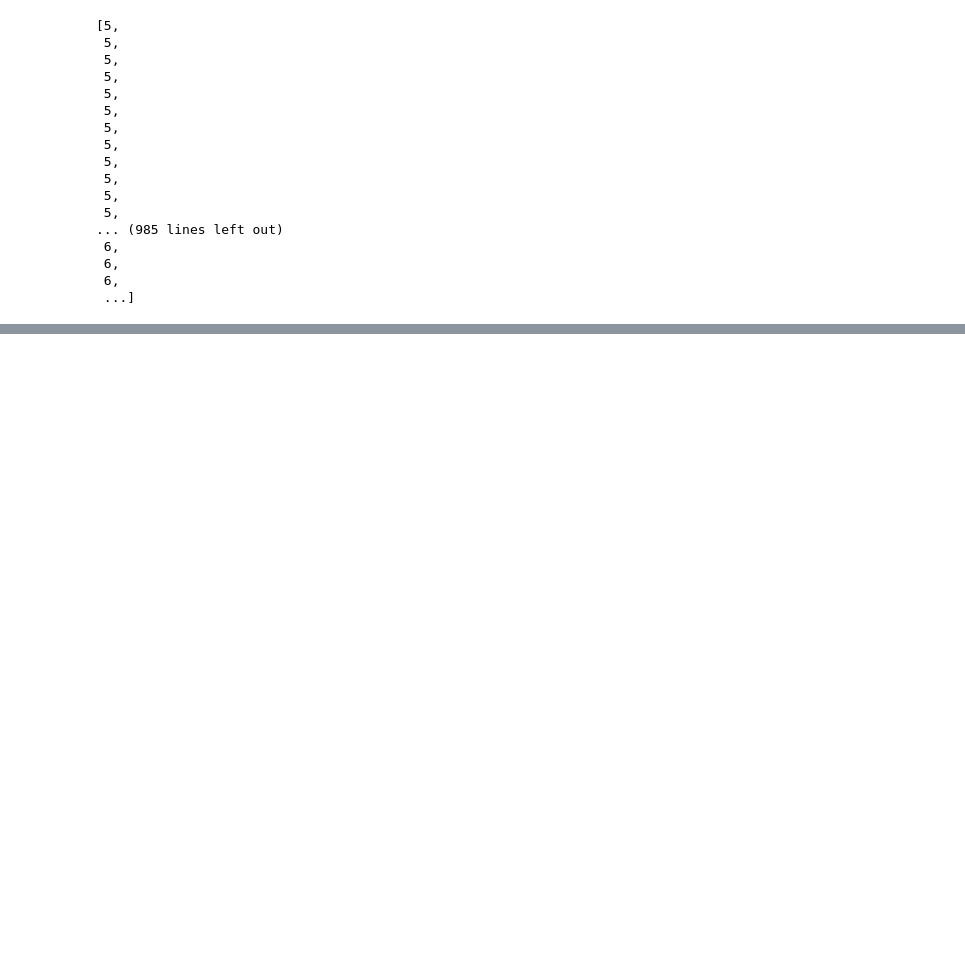
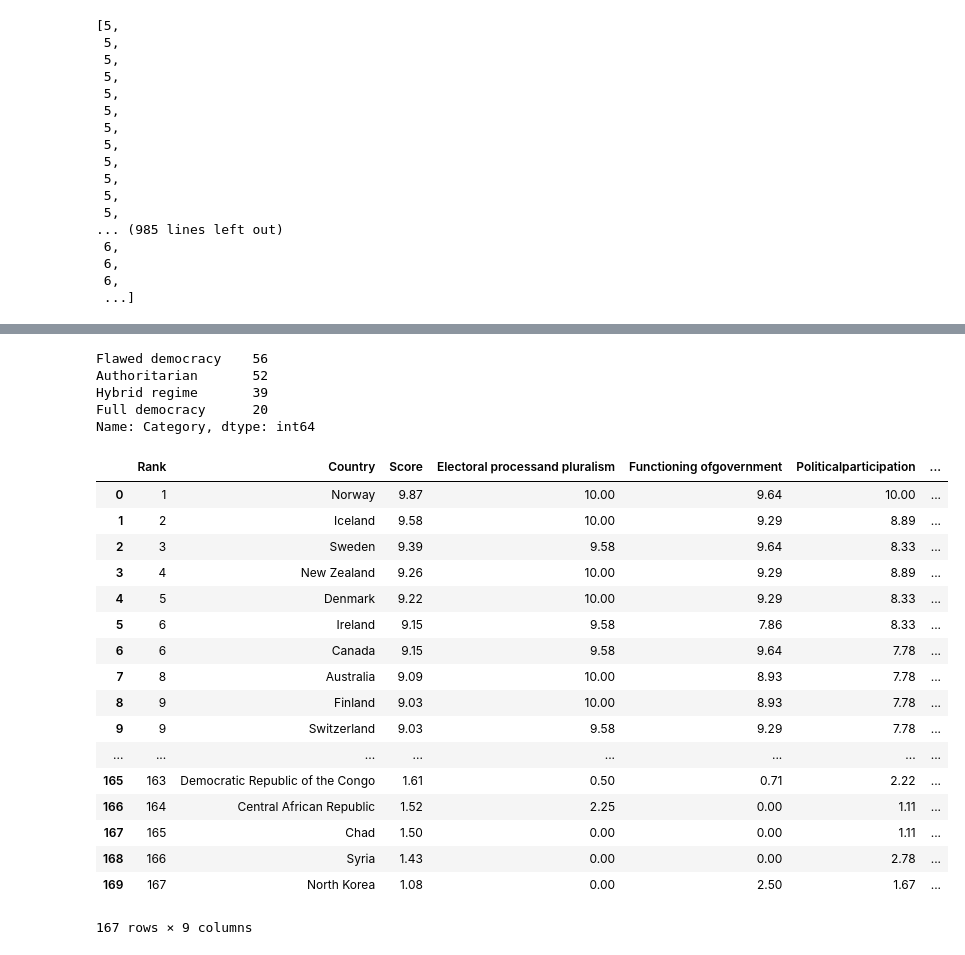
Before and after one commit to InvestigacionEscuelaGobPUCP/training, a Jupyter notebook: clase1.ipynb, the cells around one changed output, grey strips where cells are left out. Drawn from its saved outputs; the diff is of its cells as text; code cells hidden in the pictures; blank space fills up the shorter version.

```diff
--- a/clase1.ipynb
+++ b/clase1.ipynb
@@ -104,0 +89,29 @@ data.tail()
+# %%
+wiki.Category.value_counts()
+# %% [output]
+Flawed democracy    56
+Authoritarian       52
+Hybrid regime       39
+Full democracy      20
+Name: Category, dtype: int64
+# %%
+wiki
+# %% [output]
+|  | Rank | Country | Score | Electoral processand pluralism | Functioning ofgovernment | Politicalparticipation | ... |
+| 0 | 1 | Norway | 9.87 | 10.00 | 9.64 | 10.00 | ... |
+| 1 | 2 | Iceland | 9.58 | 10.00 | 9.29 | 8.89 | ... |
+| 2 | 3 | Sweden | 9.39 | 9.58 | 9.64 | 8.33 | ... |
+| 3 | 4 | New Zealand | 9.26 | 10.00 | 9.29 | 8.89 | ... |
+| 4 | 5 | Denmark | 9.22 | 10.00 | 9.29 | 8.33 | ... |
+| 5 | 6 | Ireland | 9.15 | 9.58 | 7.86 | 8.33 | ... |
+| 6 | 6 | Canada | 9.15 | 9.58 | 9.64 | 7.78 | ... |
+| 7 | 8 | Australia | 9.09 | 10.00 | 8.93 | 7.78 | ... |
+| 8 | 9 | Finland | 9.03 | 10.00 | 8.93 | 7.78 | ... |
+| 9 | 9 | Switzerland | 9.03 | 9.58 | 9.29 | 7.78 | ... |
+| ... | ... | ... | ... | ... | ... | ... | ... |
+| 165 | 163 | Democratic Republic of the Congo | 1.61 | 0.50 | 0.71 | 2.22 | ... |
+| 166 | 164 | Central African Republic | 1.52 | 2.25 | 0.00 | 1.11 | ... |
+| 167 | 165 | Chad | 1.50 | 0.00 | 0.00 | 1.11 | ... |
+| 168 | 166 | Syria | 1.43 | 0.00 | 0.00 | 2.78 | ... |
+| 169 | 167 | North Korea | 1.08 | 0.00 | 2.50 | 1.67 | ... |
+167 rows × 9 columns
```
Also changed, not shown: parts of 12 cells of this notebook.
